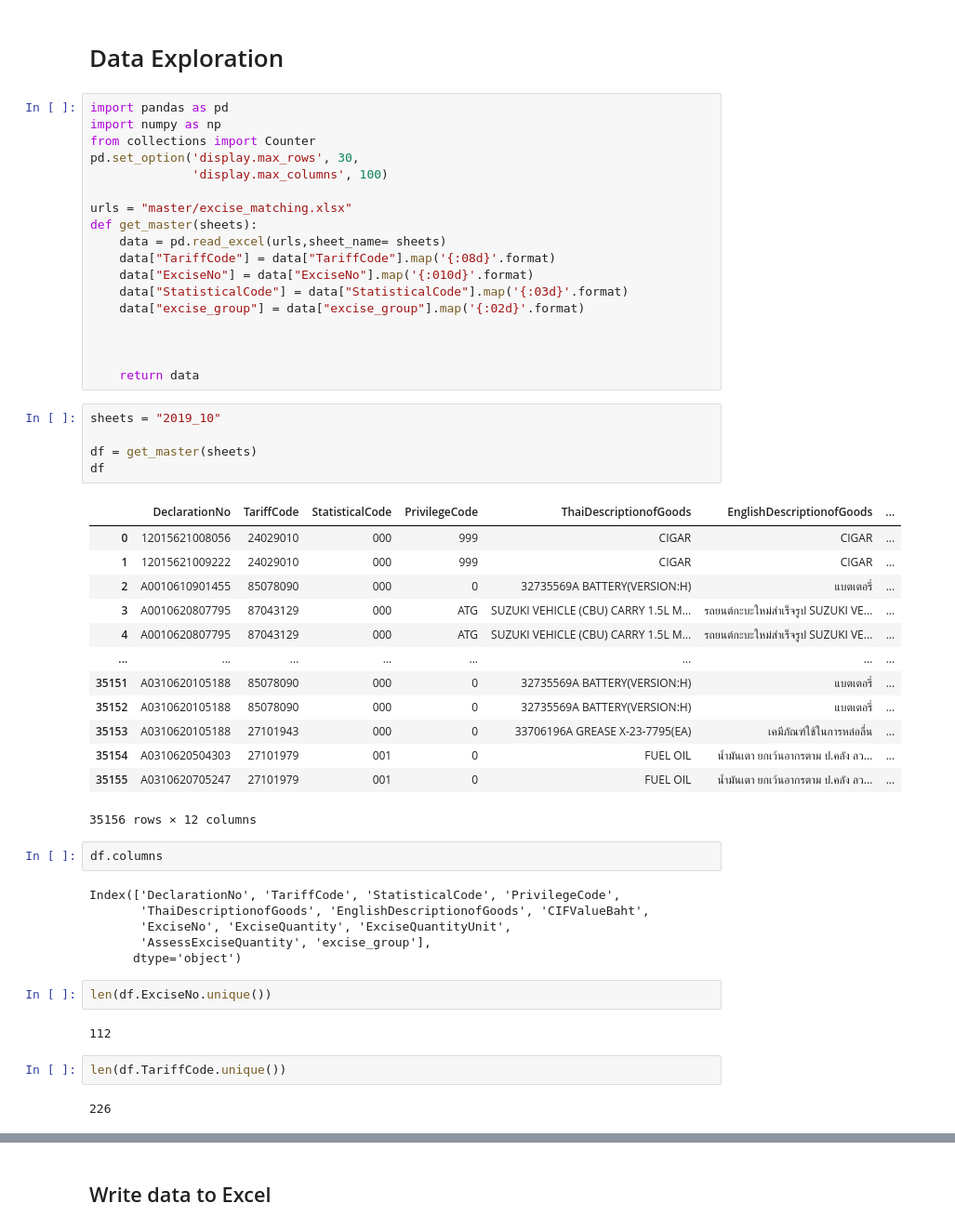
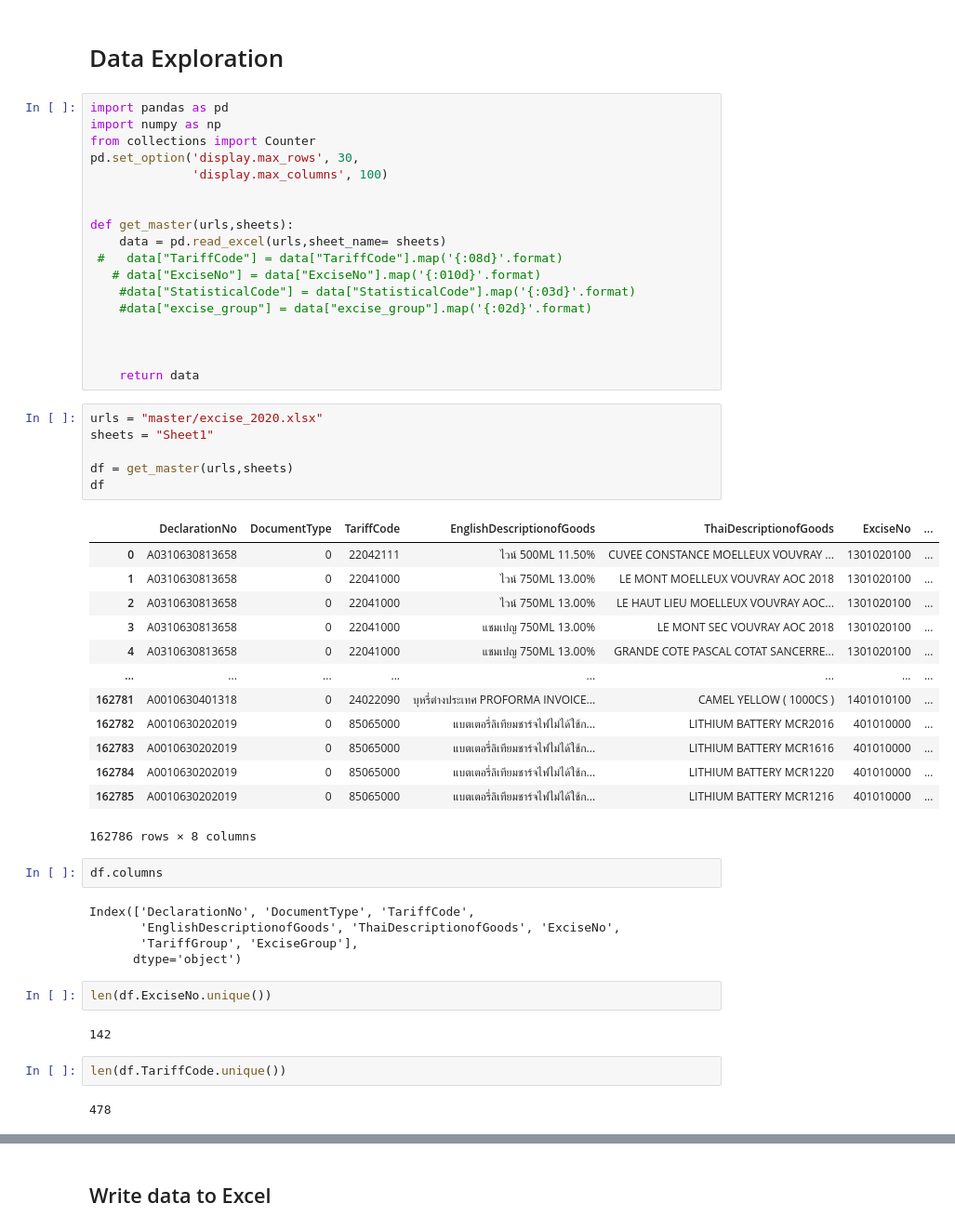
Before and after one commit to dragon-library/work_space, a Jupyter notebook: Excise/Data_Exploration.ipynb, the cells around one changed output, grey strips where cells are left out. Shown at 93% size. Cells and saved outputs as stored; diff of their text form.

```diff
--- a/Excise/Data_Exploration.ipynb
+++ b/Excise/Data_Exploration.ipynb
@@ -8,51 +8,51 @@ from collections import Counter
 pd.set_option('display.max_rows', 30,
               'display.max_columns', 100)
 
-urls = "master/excise_matching.xlsx"
-def get_master(sheets):
+
+def get_master(urls,sheets):
     data = pd.read_excel(urls,sheet_name= sheets)
-    data["TariffCode"] = data["TariffCode"].map('{:08d}'.format)
-    data["ExciseNo"] = data["ExciseNo"].map('{:010d}'.format)
-    data["StatisticalCode"] = data["StatisticalCode"].map('{:03d}'.format)
-    data["excise_group"] = data["excise_group"].map('{:02d}'.format)
+ #   data["TariffCode"] = data["TariffCode"].map('{:08d}'.format)
+   # data["ExciseNo"] = data["ExciseNo"].map('{:010d}'.format)
+    #data["StatisticalCode"] = data["StatisticalCode"].map('{:03d}'.format)
+    #data["excise_group"] = data["excise_group"].map('{:02d}'.format)
 
 
 
     return data
 # %%
-sheets = "2019_10"
+urls = "master/excise_2020.xlsx"
+sheets = "Sheet1"
 
-df = get_master(sheets)
+df = get_master(urls,sheets)
 df
 # %% [output]
-|  | DeclarationNo | TariffCode | StatisticalCode | PrivilegeCode | ThaiDescriptionofGoods | EnglishDescriptionofGoods | ... |
-| 0 | 12015621008056 | 24029010 | 000 | 999 | CIGAR | CIGAR | ... |
-| 1 | 12015621009222 | 24029010 | 000 | 999 | CIGAR | CIGAR | ... |
-| 2 | A0010610901455 | 85078090 | 000 | 0 | 32735569A BATTERY(VERSION:H) | แบตเตอรี่ | ... |
-| 3 | A0010620807795 | 87043129 | 000 | ATG | SUZUKI VEHICLE (CBU) CARRY 1.5L M... | รถยนต์กะบะใหม่สำเร็จรูป SUZUKI VE... | ... |
-| 4 | A0010620807795 | 87043129 | 000 | ATG | SUZUKI VEHICLE (CBU) CARRY 1.5L M... | รถยนต์กะบะใหม่สำเร็จรูป SUZUKI VE... | ... |
+|  | DeclarationNo | DocumentType | TariffCode | EnglishDescriptionofGoods | ThaiDescriptionofGoods | ExciseNo | ... |
+| 0 | A0310630813658 | 0 | 22042111 | ไวน์ 500ML 11.50% | CUVEE CONSTANCE MOELLEUX VOUVRAY ... | 1301020100 | ... |
+| 1 | A0310630813658 | 0 | 22041000 | ไวน์ 750ML 13.00% | LE MONT MOELLEUX VOUVRAY AOC 2018 | 1301020100 | ... |
+| 2 | A0310630813658 | 0 | 22041000 | ไวน์ 750ML 13.00% | LE HAUT LIEU MOELLEUX VOUVRAY AOC... | 1301020100 | ... |
+| 3 | A0310630813658 | 0 | 22041000 | แชมเปญ 750ML 13.00% | LE MONT SEC VOUVRAY AOC 2018 | 1301020100 | ... |
+| 4 | A0310630813658 | 0 | 22041000 | แชมเปญ 750ML 13.00% | GRANDE COTE PASCAL COTAT SANCERRE... | 1301020100 | ... |
 | ... | ... | ... | ... | ... | ... | ... | ... |
-| 35151 | A0310620105188 | 85078090 | 000 | 0 | 32735569A BATTERY(VERSION:H) | แบตเตอรี่ | ... |
-| 35152 | A0310620105188 | 85078090 | 000 | 0 | 32735569A BATTERY(VERSION:H) | แบตเตอรี่ | ... |
-| 35153 | A0310620105188 | 27101943 | 000 | 0 | 33706196A GREASE X-23-7795(EA) | เคมีภัณฑ์ใช้ในการหล่อลื่น | ... |
-| 35154 | A0310620504303 | 27101979 | 001 | 0 | FUEL OIL | น้ำมันเตา ยกเว้นอากรตาม ป.คลัง ลว... | ... |
-| 35155 | A0310620705247 | 27101979 | 001 | 0 | FUEL OIL | น้ำมันเตา ยกเว้นอากรตาม ป.คลัง ลว... | ... |
+| 162781 | A0010630401318 | 0 | 24022090 | บุหรี่ต่างประเทศ PROFORMA INVOICE... | CAMEL YELLOW ( 1000CS ) | 1401010100 | ... |
+| 162782 | A0010630202019 | 0 | 85065000 | แบตเตอรี่ลิเทียมชาร์จไฟไม่ได้ใช้ก... | LITHIUM BATTERY MCR2016 | 401010000 | ... |
+| 162783 | A0010630202019 | 0 | 85065000 | แบตเตอรี่ลิเทียมชาร์จไฟไม่ได้ใช้ก... | LITHIUM BATTERY MCR1616 | 401010000 | ... |
+| 162784 | A0010630202019 | 0 | 85065000 | แบตเตอรี่ลิเทียมชาร์จไฟไม่ได้ใช้ก... | LITHIUM BATTERY MCR1220 | 401010000 | ... |
+| 162785 | A0010630202019 | 0 | 85065000 | แบตเตอรี่ลิเทียมชาร์จไฟไม่ได้ใช้ก... | LITHIUM BATTERY MCR1216 | 401010000 | ... |
-35156 rows × 12 columns
+162786 rows × 8 columns
 # %%
 df.columns
 # %% [output]
-Index(['DeclarationNo', 'TariffCode', 'StatisticalCode', 'PrivilegeCode',
-       'ThaiDescriptionofGoods', 'EnglishDescriptionofGoods', 'CIFValueBaht',
-       'ExciseNo', 'ExciseQuantity', 'ExciseQuantityUnit',
-       'AssessExciseQuantity', 'excise_group'],
+Index(['DeclarationNo', 'DocumentType', 'TariffCode',
+       'EnglishDescriptionofGoods', 'ThaiDescriptionofGoods', 'ExciseNo',
+       'TariffGroup', 'ExciseGroup'],
       dtype='object')
 # %%
 len(df.ExciseNo.unique())
 # %% [output]
-112
+142
 # %%
 len(df.TariffCode.unique())
 # %% [output]
-226
+478
 # %%
 
```
Also changed, not shown: parts of 4 cells of this notebook, 17 other files.
